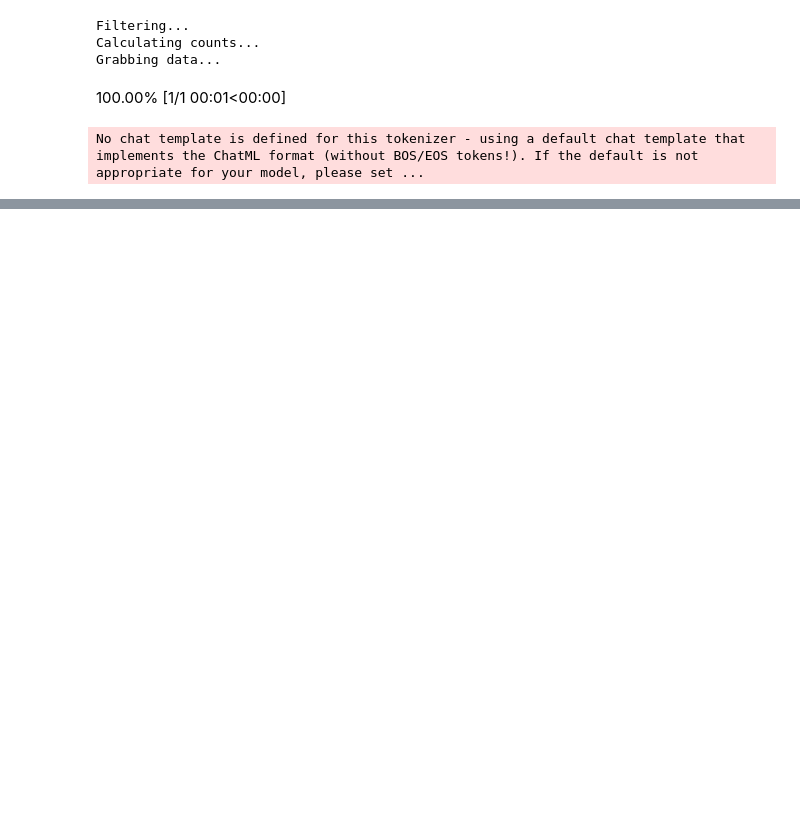
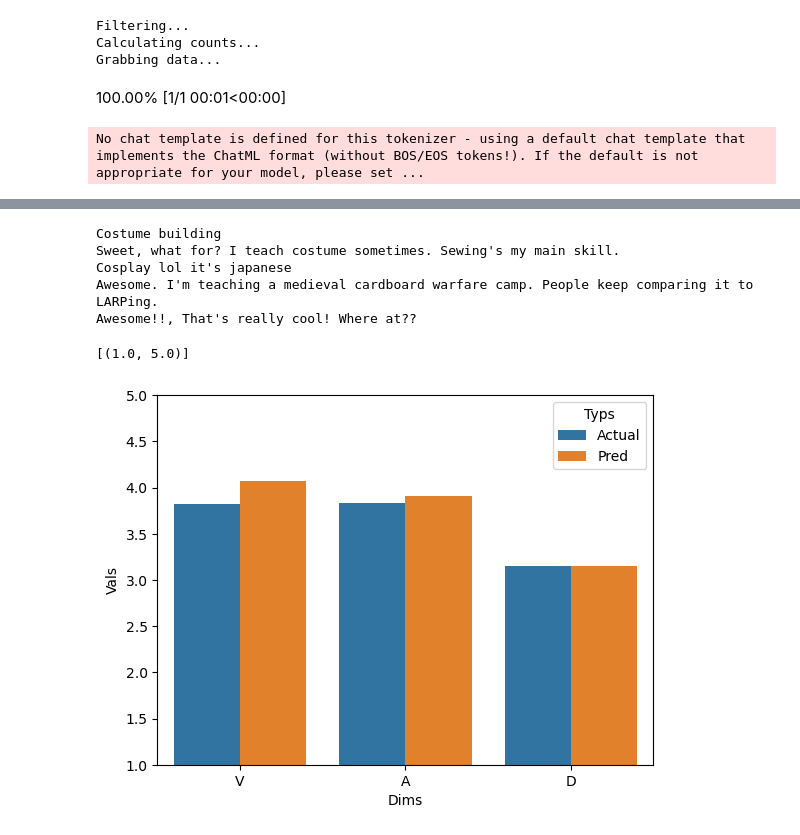
Before and after one commit to alexlu07/Context-Is-All-You-Need, a Jupyter notebook: VAD/M1.5/test.ipynb, the cells around one changed output, grey strips where cells are left out. Drawn from its saved outputs; the diff is of its cells as text; code cells hidden in the pictures; blank space fills up the shorter version.

```diff
--- a/VAD/M1.5/test.ipynb
+++ b/VAD/M1.5/test.ipynb
@@ -156,3 +163,22 @@ preds
+# %%
+row = next(preds_it)[1]
+for i in row["text"]: print(i)
+
+vals = row[list("VAD")].tolist() + [row["V_hat"], row["A_hat"], row["D_hat"]]
+dims = list("VAD") * 2
+typs = ["Actual"] * 3 + ["Pred"] * 3
+bar_df = pd.DataFrame({"Vals": vals, "Dims": dims, "Typs": typs})
+
+ax = sns.barplot(bar_df, x="Dims", y="Vals", hue="Typs",)
+ax.set(ylim=(1, 5))
+# %% [output]
+Costume building
+Sweet, what for? I teach costume sometimes. Sewing's my main skill.
+Cosplay lol it's japanese
+Awesome. I'm teaching a medieval cardboard warfare camp. People keep comparing it to LARPing.
+Awesome!!, That's really cool! Where at??
+[(1.0, 5.0)]
+[figure, added]
 # %%
 import matplotlib.pyplot as plt
 import seaborn as sns
```
Also changed, not shown: parts of 15 cells of this notebook, 3 other files.
